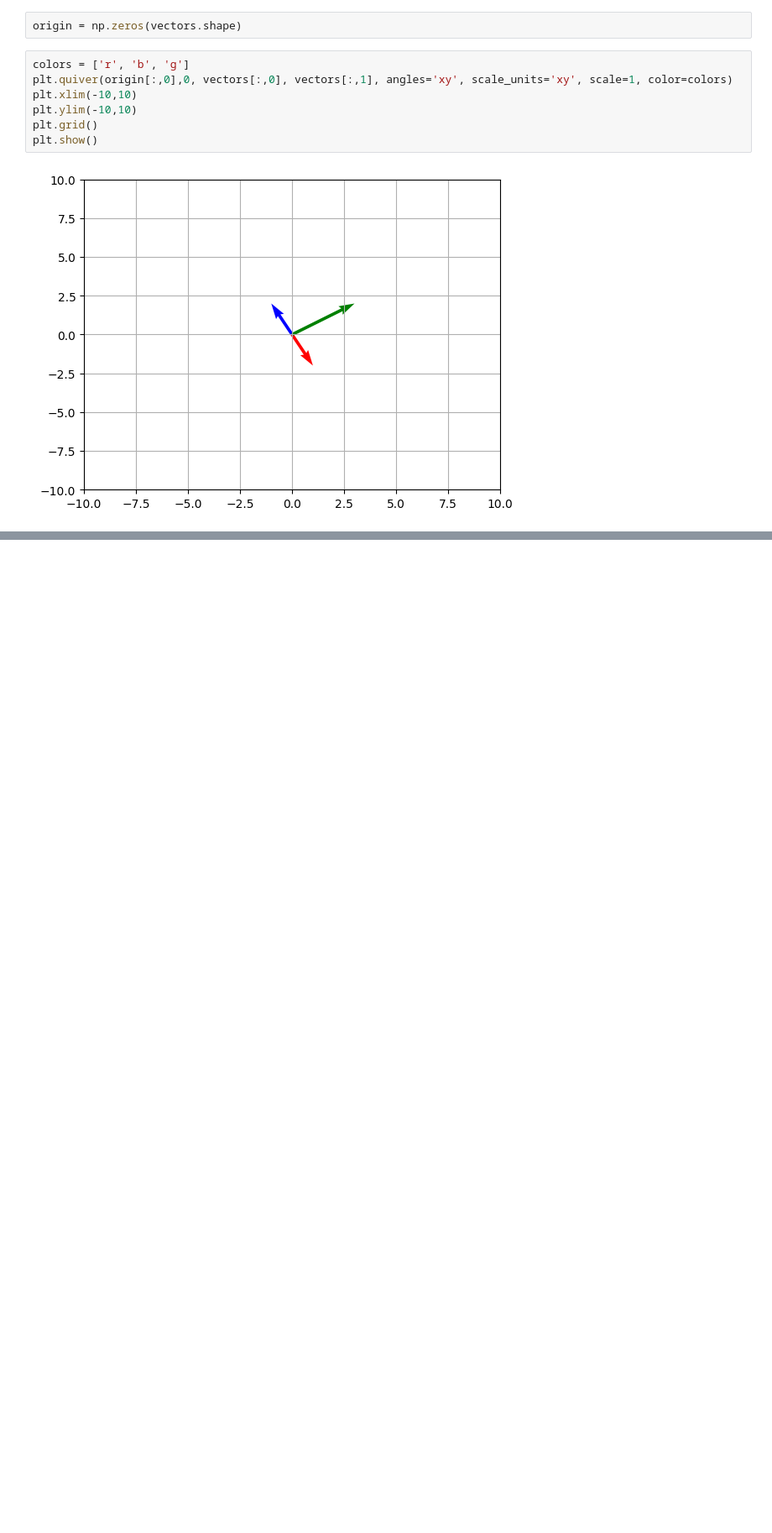
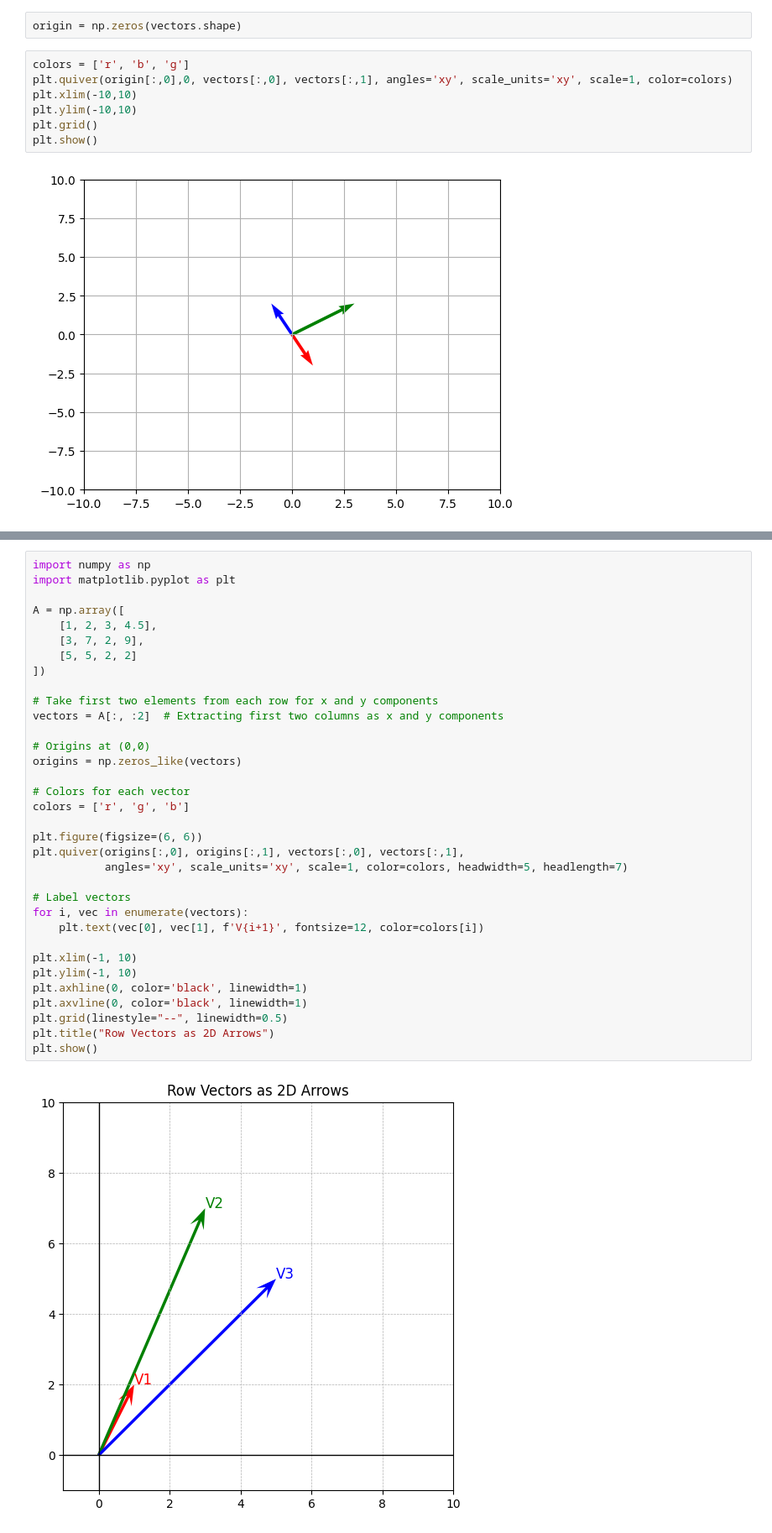
Before and after one commit to Metaphysicist1/FH-Kiel-Data-Science, a Jupyter notebook: MADS-MMS/04_tabular_data_tasks_solution.ipynb, the cells around one changed output, grey strips where cells are left out. Shown: that part at 84% size. Drawn from its saved outputs; the diff is of its cells as text; blank space fills up the shorter version.

```diff
--- a/MADS-MMS/04_tabular_data_tasks_solution.ipynb
+++ b/MADS-MMS/04_tabular_data_tasks_solution.ipynb
@@ -25,0 +99,36 @@ array([4, 0])
+# %%
+import numpy as np
+import matplotlib.pyplot as plt
+
+A = np.array([
+    [1, 2, 3, 4.5],
+    [3, 7, 2, 9],
+    [5, 5, 2, 2]
+])
+
+# Take first two elements from each row for x and y components
+vectors = A[:, :2]  # Extracting first two columns as x and y components
+
+# Origins at (0,0)
+origins = np.zeros_like(vectors)
+
+# Colors for each vector
+colors = ['r', 'g', 'b']
+
+plt.figure(figsize=(6, 6))
+plt.quiver(origins[:,0], origins[:,1], vectors[:,0], vectors[:,1],
+           angles='xy', scale_units='xy', scale=1, color=colors, headwidth=5, headlength=7)
+
+# Label vectors
+for i, vec in enumerate(vectors):
+    plt.text(vec[0], vec[1], f'V{i+1}', fontsize=12, color=colors[i])
+
+plt.xlim(-1, 10)
+plt.ylim(-1, 10)
+plt.axhline(0, color='black', linewidth=1)
+plt.axvline(0, color='black', linewidth=1)
+plt.grid(linestyle="--", linewidth=0.5)
+plt.title("Row Vectors as 2D Arrows")
+plt.show()
+# %% [output]
+[figure, added]
```
Also changed, not shown: parts of 12 cells of this notebook.
